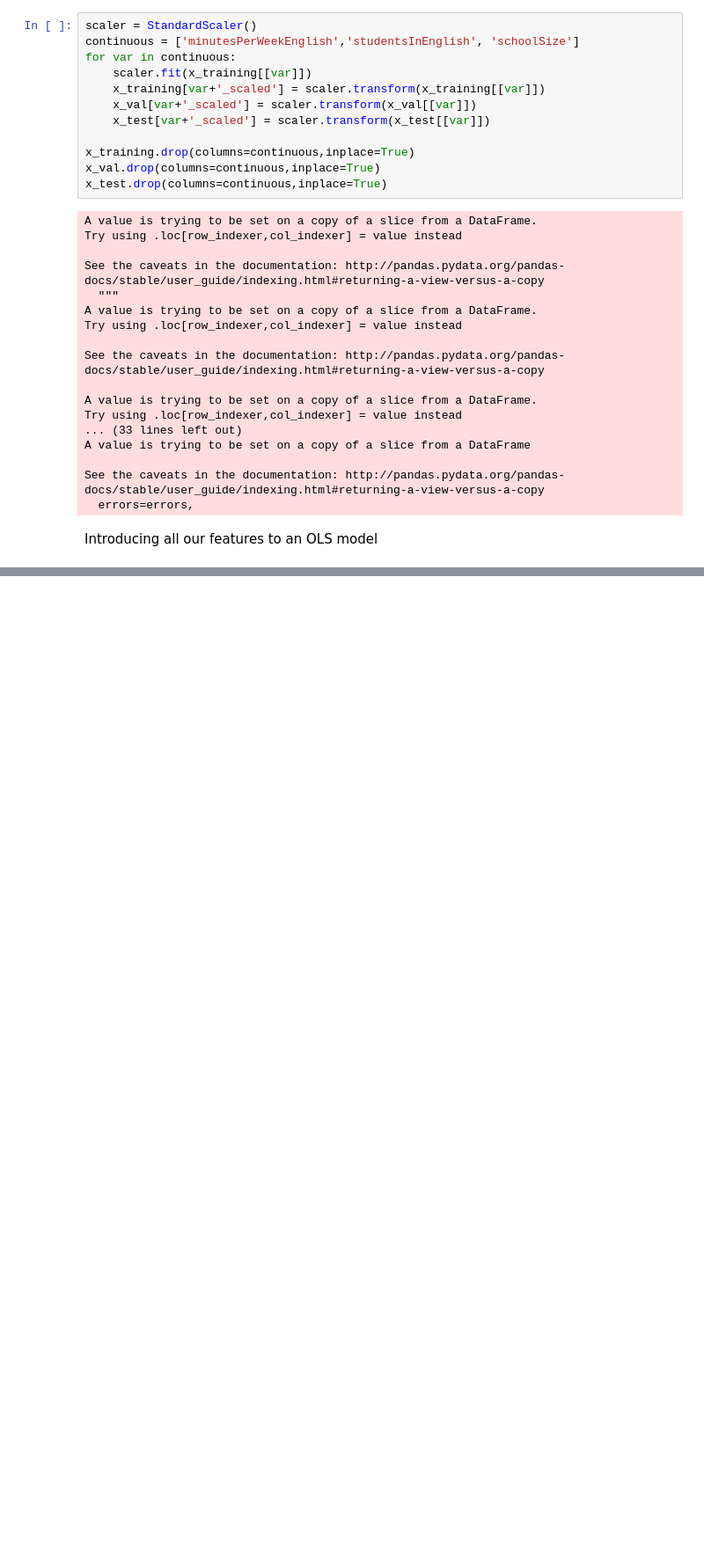
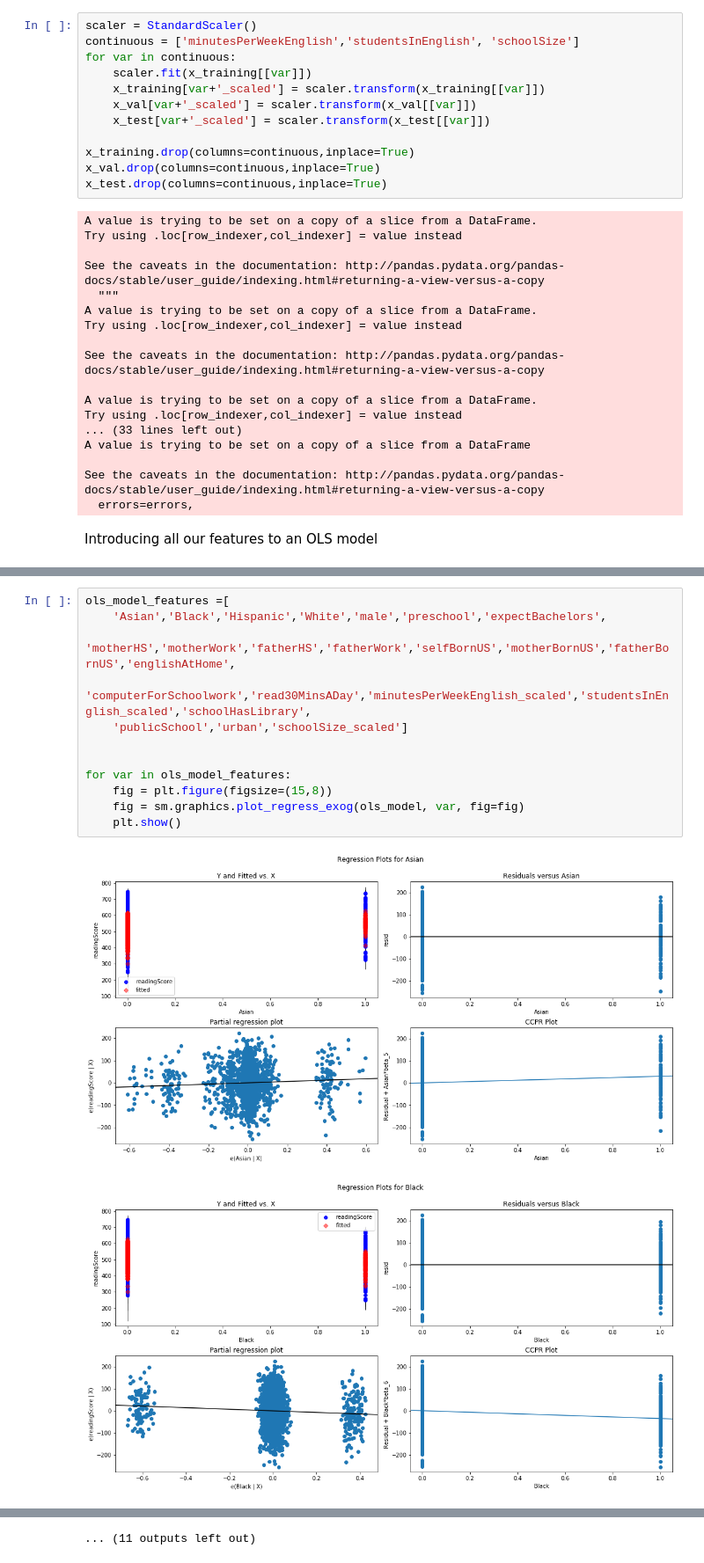
Before and after one commit to gabbyflabby/Test_Scores, a Jupyter notebook: Regression Model.ipynb, the cells around one changed output, grey strips where cells are left out. Shown at 88% size. Drawn from its saved outputs; the diff is of its cells as text; blank space fills up the shorter version.

Commit message:
added visualizations for model

```diff
--- a/Regression Model.ipynb
+++ b/Regression Model.ipynb
@@ -120,2 +120,17 @@ OLS Regression Results
 Warnings:
 [1] Standard Errors assume that the covariance matrix of the errors is correctly specified.
+# %%
+ols_model_features =[
+    'Asian','Black','Hispanic','White','male','preschool','expectBachelors',
+    'motherHS','motherWork','fatherHS','fatherWork','selfBornUS','motherBornUS','fatherBornUS','englishAtHome',
+    'computerForSchoolwork','read30MinsADay','minutesPerWeekEnglish_scaled','studentsInEnglish_scaled','schoolHasLibrary',
+    'publicSchool','urban','schoolSize_scaled']
+
+
+for var in ols_model_features:
+    fig = plt.figure(figsize=(15,8))
+    fig = sm.graphics.plot_regress_exog(ols_model, var, fig=fig)
+    plt.show()
+# %% [output]
+[figure, added]
+[figure, added]
@@ -121,0 +147 @@ Warnings:
+... (11 outputs left out)
```
Also changed, not shown: parts of 3 cells of this notebook.
